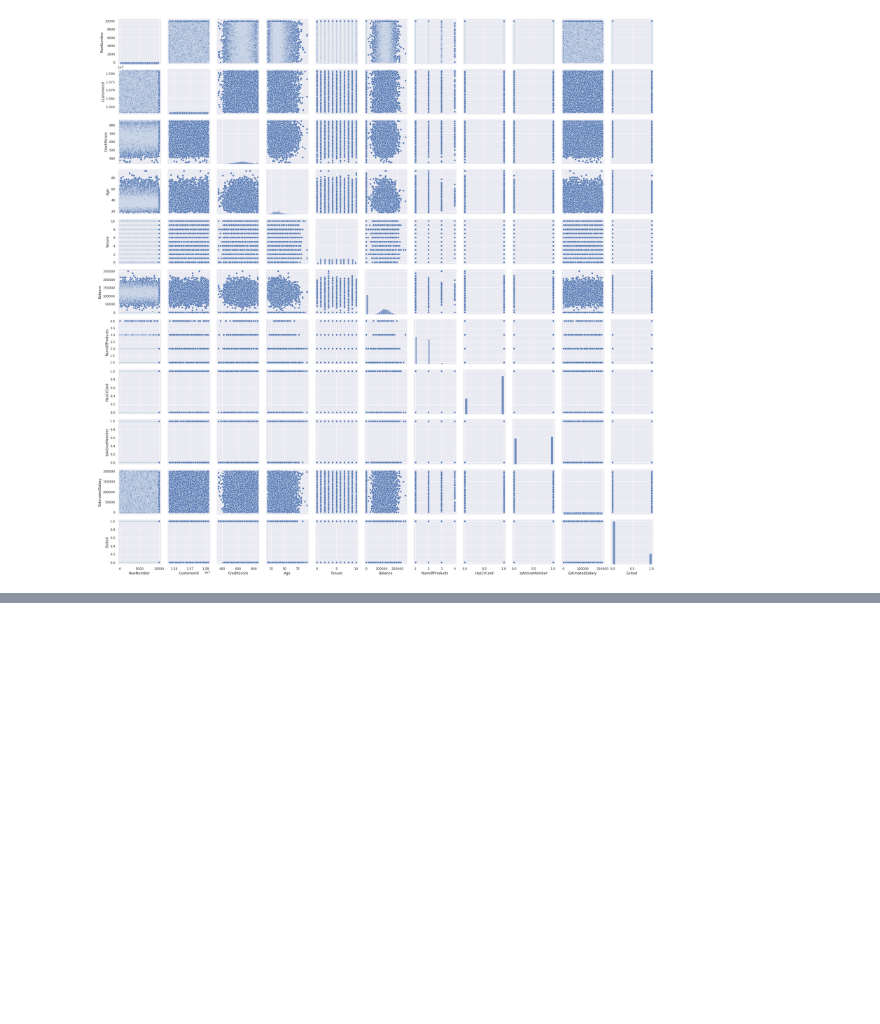
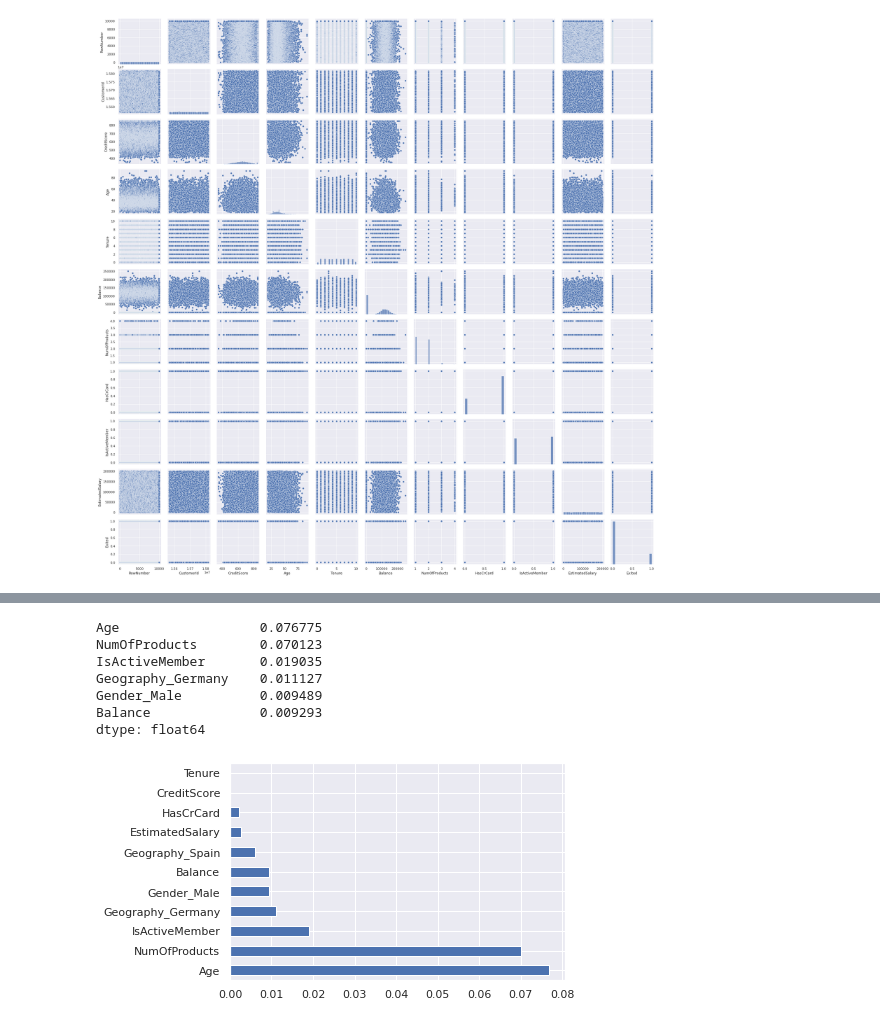
Before and after one commit to sarkar2527/DSAP, a Jupyter notebook: Bank_Churn.ipynb, the cells around one changed output, grey strips where cells are left out. Saved outputs shown, nothing was run; the diff lists cells and outputs as text; code cells hidden in the pictures; blank space fills up the shorter version.

```diff
--- a/Bank_Churn.ipynb
+++ b/Bank_Churn.ipynb
@@ -225,0 +336,22 @@ print(X.shape, Y.shape)
+# %%
+#Mutual Info Classifier
+
+from sklearn.feature_selection import mutual_info_classif
+mutual_info=mutual_info_classif(X,Y)
+
+mutual_data=pd.Series(mutual_info,index=X.columns)
+mutual_data.sort_values(ascending=False)
+
+print(mutual_data.nlargest(6))
+
+mutual_data.nlargest(13).plot(kind='barh')
+plt.show()
+# %% [output]
+Age                  0.076775
+NumOfProducts        0.070123
+IsActiveMember       0.019035
+Geography_Germany    0.011127
+Gender_Male          0.009489
+Balance              0.009293
+dtype: float64
+[figure, added]
```
Also changed, not shown: parts of 49 cells of this notebook.
